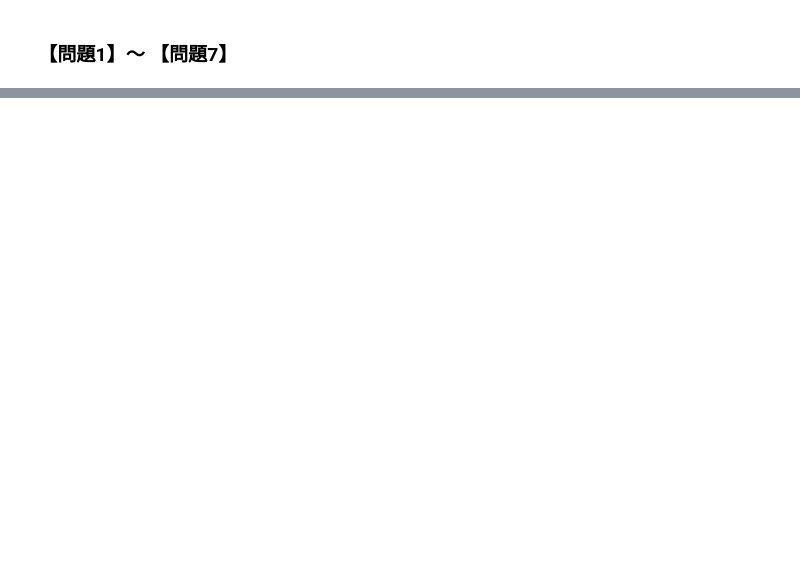
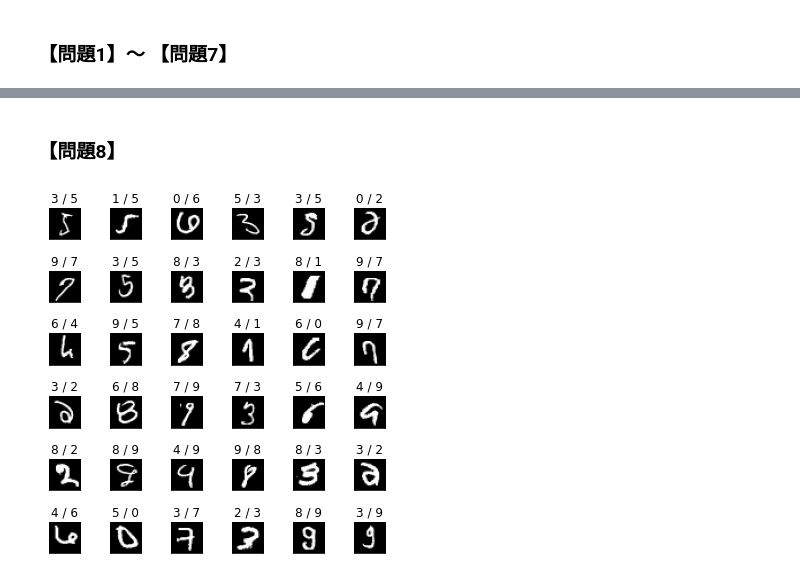
Before and after one commit to tomohisa-matsuda-8/diveintocode-ml, a Jupyter notebook: Sprint9/Sprint_9.ipynb, the cells around one changed output, grey strips where cells are left out. Cells and saved outputs as stored; diff of their text form; code cells hidden in the pictures; blank space fills up the shorter version.

```diff
--- a/Sprint9/Sprint_9.ipynb
+++ b/Sprint9/Sprint_9.ipynb
@@ -268,0 +275,31 @@ accuracy: 0.97125
+# %% [markdown]
+### 【問題8】
+# %%
+"""
+語分類結果を並べて表示する。画像の上の表示は「推定結果/正解」である。
+Parameters:
+----------
+y_pred : 推定値のndarray (n_samples,)
+y_val : 検証データの正解ラベル(n_samples,)
+X_val : 検証データの特徴量（n_samples, n_features)
+"""
+import numpy as np
+import matplotlib.pyplot as plt
+
+num = 36 # いくつ表示するか
+
+X_val = X_test
+y_val = y_test
+
+true_false = y_pred==y_val
+false_list = np.where(true_false==False)[0].astype(np.int)
+if false_list.shape[0] < num:
+    num = false_list.shape[0]
+fig = plt.figure(figsize=(6, 6))
+fig.subplots_adjust(left=0, right=0.8,  bottom=0, top=0.8, hspace=1, wspace=0.5)
+for i in range(num):
+    ax = fig.add_subplot(6, 6, i + 1, xticks=[], yticks=[])
+    ax.set_title("{} / {}".format(y_pred[false_list[i]],y_val[false_list[i]]))
+    ax.imshow(X_val.reshape(-1,28,28)[false_list[i]], cmap='gray')
+# %% [output]
+[figure, added]
```
Also changed, not shown: parts of 1 cell of this notebook.
